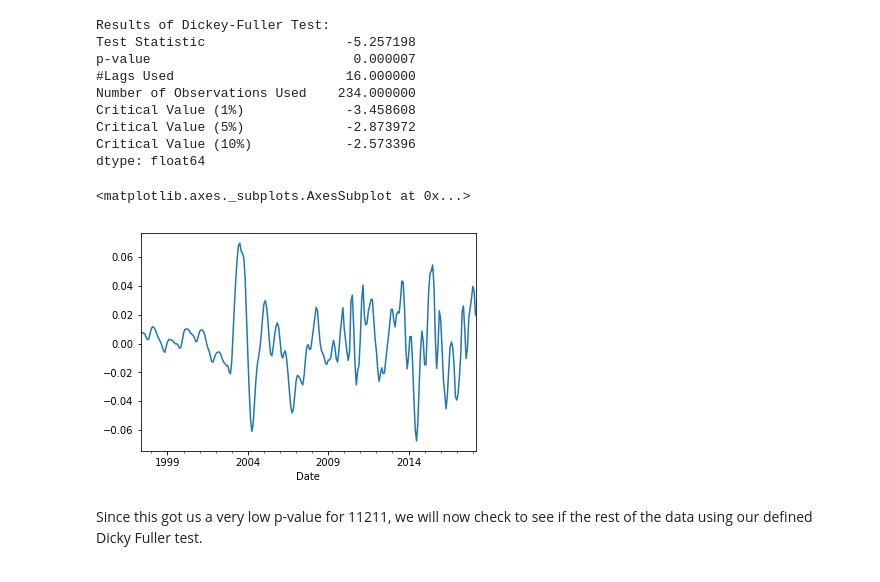
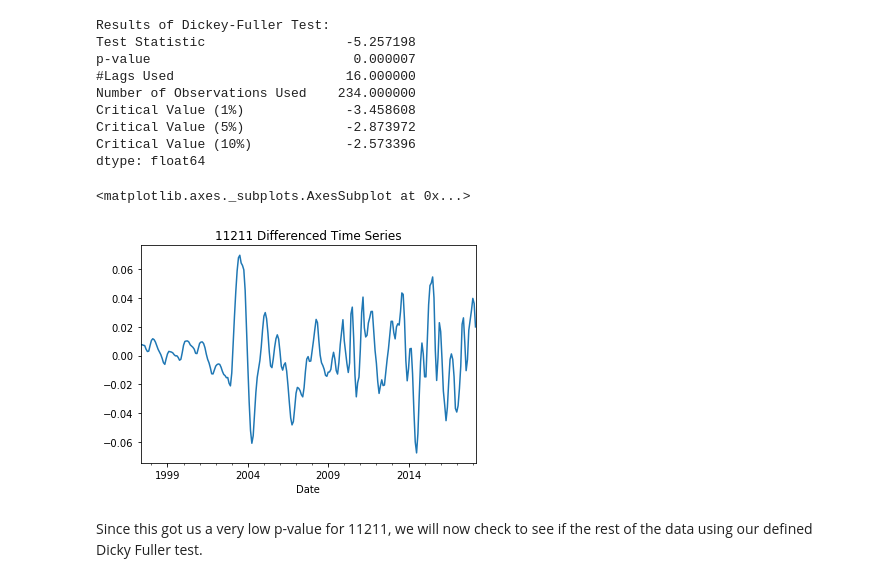
Before and after one commit to gabertooth/dsc-mod-4-project-online-ds-pt-021119, a Jupyter notebook: mod_4_starter_notebook.ipynb, the cells around one changed output. Drawn from its saved outputs; the diff is of its cells as text; code cells hidden in the pictures.

```diff
--- a/mod_4_starter_notebook.ipynb
+++ b/mod_4_starter_notebook.ipynb
@@ -366,10 +368,10 @@ Critical Value (5%)             -2.873972
 Critical Value (10%)            -2.573396
 dtype: float64
 # %%
-zip_codes_diff[11211].plot() #checking the plot of the differencing time series
+zip_codes_diff[11211].plot(title='11211 Differenced Time Series') #checking the plot of the differencing time series
 # %% [output]
 <matplotlib.axes._subplots.AxesSubplot at 0x...>
-[figure, old version]
+[figure, new version]
 # %% [markdown]
 Since this got us a very low p-value for 11211, we will now check to see if the rest of the data using our defined Dicky Fuller test.
 # %%
```
Also changed, not shown: parts of 13 cells of this notebook.
